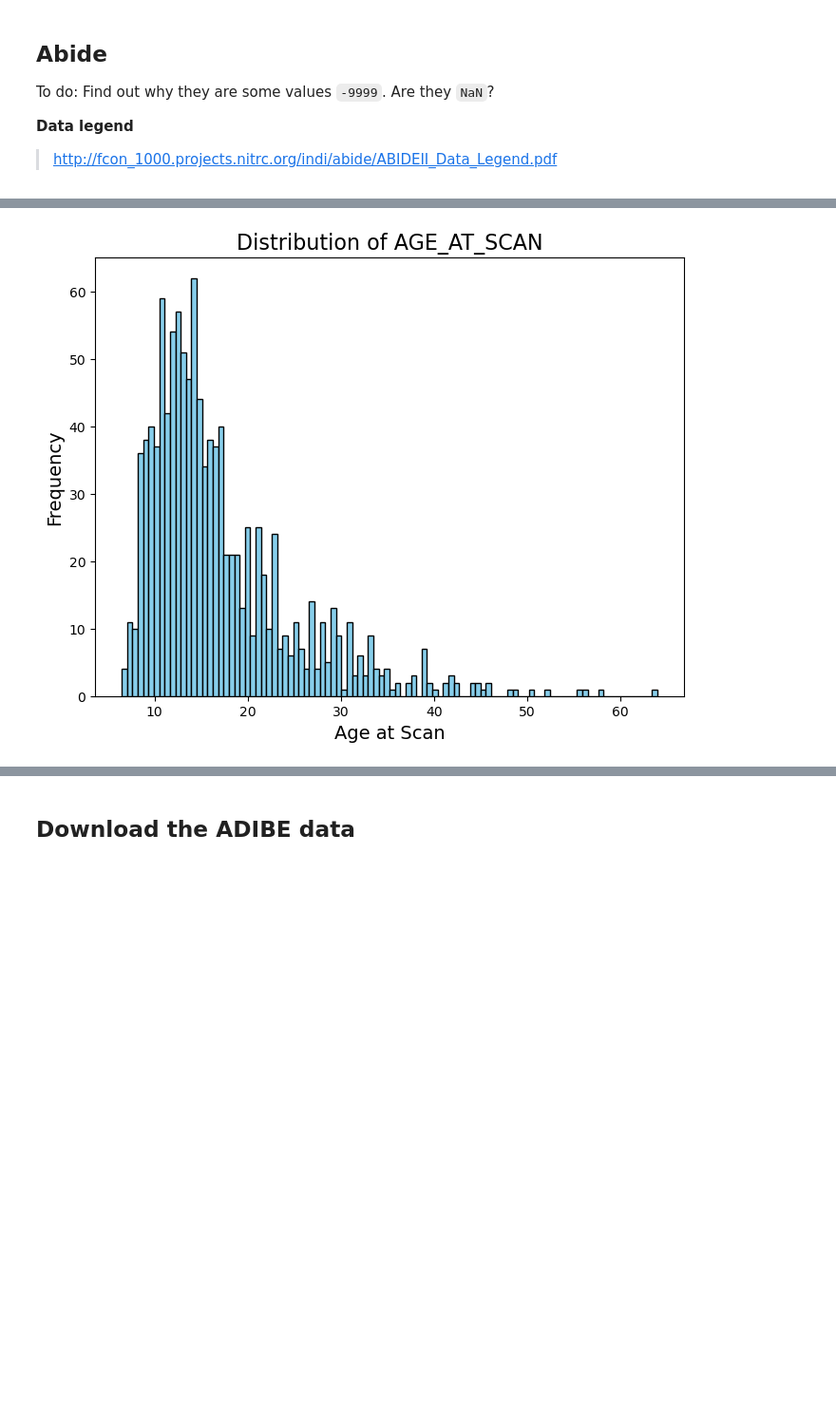
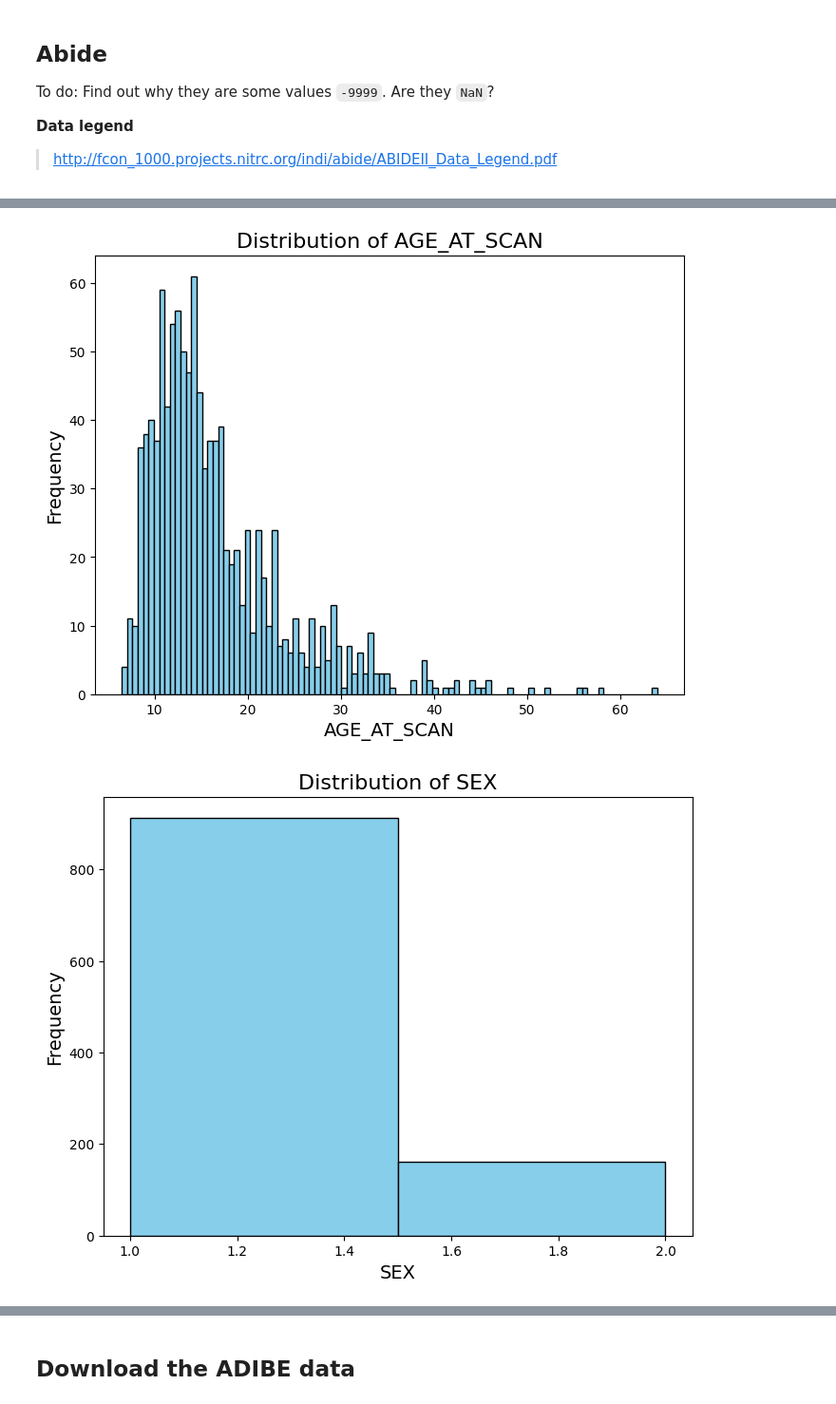
Before and after one commit to Wyw021214/ISP_autism, a Jupyter notebook: functions/data_exploration.ipynb, the cells around one changed output, grey strips where cells are left out. Shown at 95% size. Drawn from its saved outputs; the diff is of its cells as text; code cells hidden in the pictures; blank space fills up the shorter version.

```diff
--- a/functions/data_exploration.ipynb
+++ b/functions/data_exploration.ipynb
@@ -55,11 +57,22 @@ print(phenotypic_data.columns.tolist())
 # %%
-# Plot a histogram for the AGE_AT_SCAN variable
-plt.figure(figsize=(8, 6))
-phenotypic_data['AGE_AT_SCAN'].hist(bins=100, color='skyblue', edgecolor='black')
-plt.title('Distribution of AGE_AT_SCAN', fontsize=16)
-plt.xlabel('Age at Scan', fontsize=14)
-plt.ylabel('Frequency', fontsize=14)
-plt.grid(False)
-plt.show()
+variables = ['AGE_AT_SCAN', 'SEX', 'FIQ', 'SRS_AWARENESS', 'SRS_COGNITION', 'AQ_TOTAL']
+
+# Remove invalid data for 'FIQ'
+phenotypic_data = phenotypic_data[phenotypic_data['FIQ'] != -9999]
+
+# Remove invalid data for 'AQ_TOTAL'
+phenotypic_data = phenotypic_data[phenotypic_data['AQ_TOTAL'] != -9999]
+
+
+# Plotting histograms for each variable
+for var in variables:
+    plt.figure(figsize=(8, 6))
+    phenotypic_data[var].hist(bins=100 if var != 'SEX' else 2, color='skyblue', edgecolor='black')
+    plt.title(f'Distribution of {var}', fontsize=16)
+    plt.xlabel(var, fontsize=14)
+    plt.ylabel('Frequency', fontsize=14)
+    plt.grid(False)
+    plt.show()
 # %% [output]
-[figure, old version]
+[figure, new version]
+[figure, added]
```
Also changed, not shown: parts of 18 cells of this notebook.
